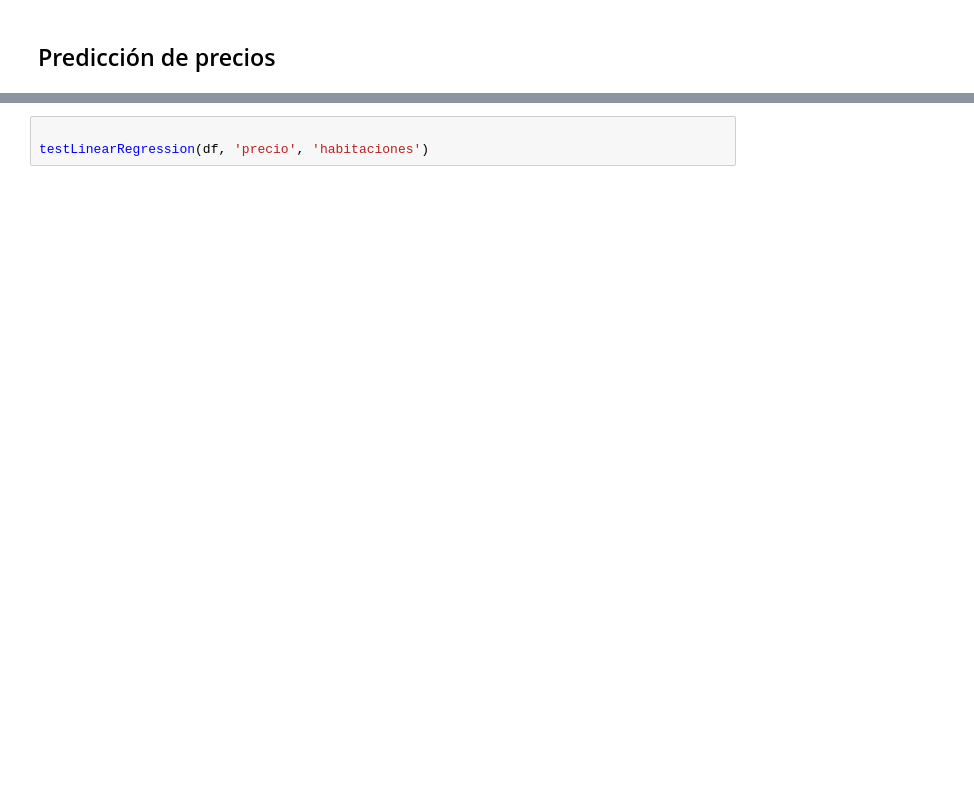
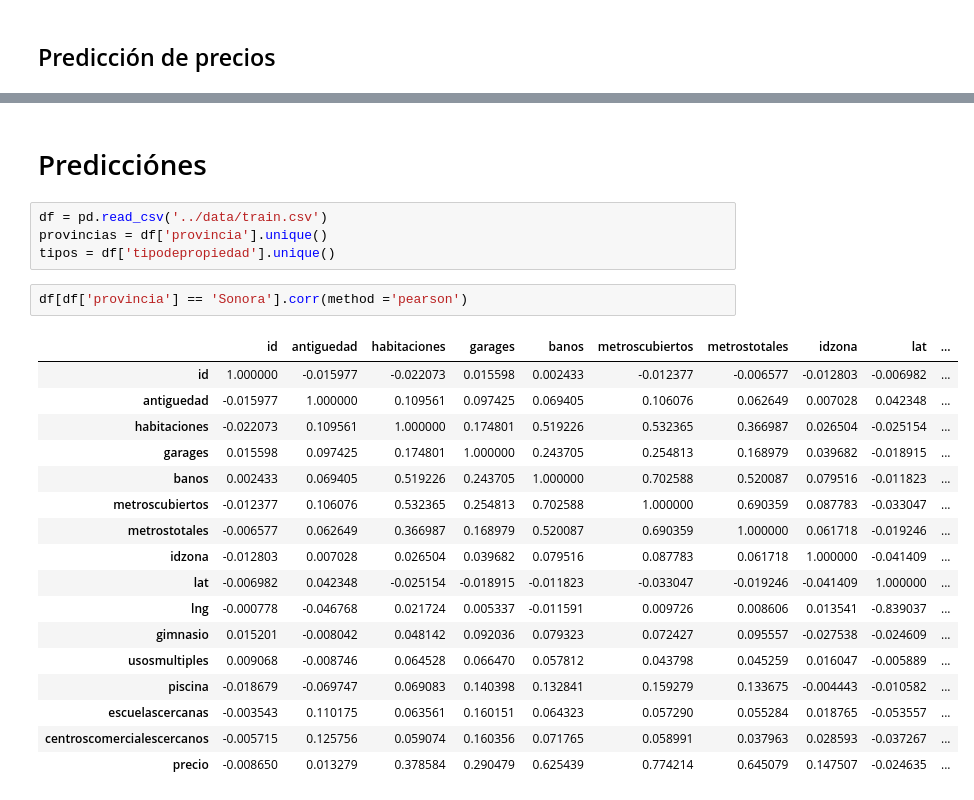
Before and after one commit to fedesassone/metodos-tp3-2020c1, a Jupyter notebook: notebooks/PrediccionPrecios.ipynb, the cells around one changed output, grey strips where cells are left out. Saved outputs shown, nothing was run; the diff lists cells and outputs as text; blank space fills up the shorter version.

```diff
--- a/notebooks/PrediccionPrecios.ipynb
+++ b/notebooks/PrediccionPrecios.ipynb
@@ -84,3 +65,26 @@ testLinearRegression(df, 'metroscubiertos', 'precio')
-# %%
-
-testLinearRegression(df, 'precio', 'habitaciones')
+# %% [markdown]
+# Predicciónes
+# %%
+df = pd.read_csv('../data/train.csv')
+provincias = df['provincia'].unique()
+tipos = df['tipodepropiedad'].unique()
+# %%
+df[df['provincia'] == 'Sonora'].corr(method ='pearson')
+# %% [output]
+|  | id | antiguedad | habitaciones | garages | banos | metroscubiertos | metrostotales | idzona | lat | ... |
+| id | 1.000000 | -0.015977 | -0.022073 | 0.015598 | 0.002433 | -0.012377 | -0.006577 | -0.012803 | -0.006982 | ... |
+| antiguedad | -0.015977 | 1.000000 | 0.109561 | 0.097425 | 0.069405 | 0.106076 | 0.062649 | 0.007028 | 0.042348 | ... |
+| habitaciones | -0.022073 | 0.109561 | 1.000000 | 0.174801 | 0.519226 | 0.532365 | 0.366987 | 0.026504 | -0.025154 | ... |
+| garages | 0.015598 | 0.097425 | 0.174801 | 1.000000 | 0.243705 | 0.254813 | 0.168979 | 0.039682 | -0.018915 | ... |
+| banos | 0.002433 | 0.069405 | 0.519226 | 0.243705 | 1.000000 | 0.702588 | 0.520087 | 0.079516 | -0.011823 | ... |
+| metroscubiertos | -0.012377 | 0.106076 | 0.532365 | 0.254813 | 0.702588 | 1.000000 | 0.690359 | 0.087783 | -0.033047 | ... |
+| metrostotales | -0.006577 | 0.062649 | 0.366987 | 0.168979 | 0.520087 | 0.690359 | 1.000000 | 0.061718 | -0.019246 | ... |
+| idzona | -0.012803 | 0.007028 | 0.026504 | 0.039682 | 0.079516 | 0.087783 | 0.061718 | 1.000000 | -0.041409 | ... |
+| lat | -0.006982 | 0.042348 | -0.025154 | -0.018915 | -0.011823 | -0.033047 | -0.019246 | -0.041409 | 1.000000 | ... |
+| lng | -0.000778 | -0.046768 | 0.021724 | 0.005337 | -0.011591 | 0.009726 | 0.008606 | 0.013541 | -0.839037 | ... |
+| gimnasio | 0.015201 | -0.008042 | 0.048142 | 0.092036 | 0.079323 | 0.072427 | 0.095557 | -0.027538 | -0.024609 | ... |
+| usosmultiples | 0.009068 | -0.008746 | 0.064528 | 0.066470 | 0.057812 | 0.043798 | 0.045259 | 0.016047 | -0.005889 | ... |
+| piscina | -0.018679 | -0.069747 | 0.069083 | 0.140398 | 0.132841 | 0.159279 | 0.133675 | -0.004443 | -0.010582 | ... |
+| escuelascercanas | -0.003543 | 0.110175 | 0.063561 | 0.160151 | 0.064323 | 0.057290 | 0.055284 | 0.018765 | -0.053557 | ... |
+| centroscomercialescercanos | -0.005715 | 0.125756 | 0.059074 | 0.160356 | 0.071765 | 0.058991 | 0.037963 | 0.028593 | -0.037267 | ... |
+| precio | -0.008650 | 0.013279 | 0.378584 | 0.290479 | 0.625439 | 0.774214 | 0.645079 | 0.147507 | -0.024635 | ... |
```
Also changed, not shown: parts of 14 cells of this notebook, 2 other files.
